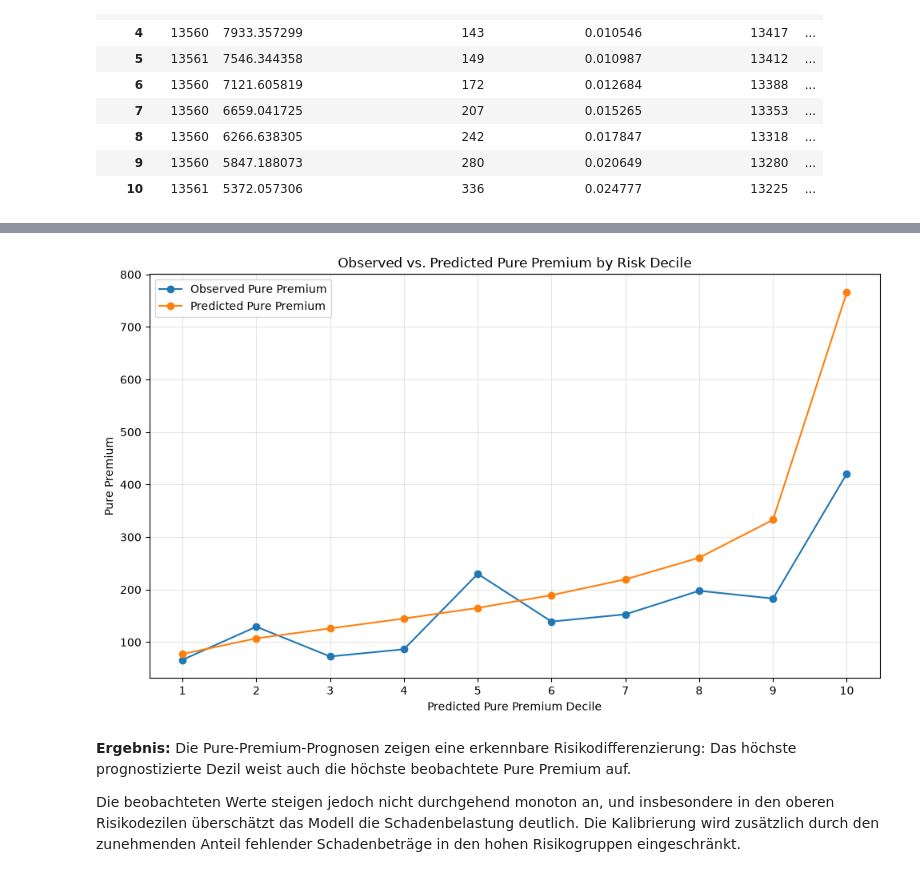
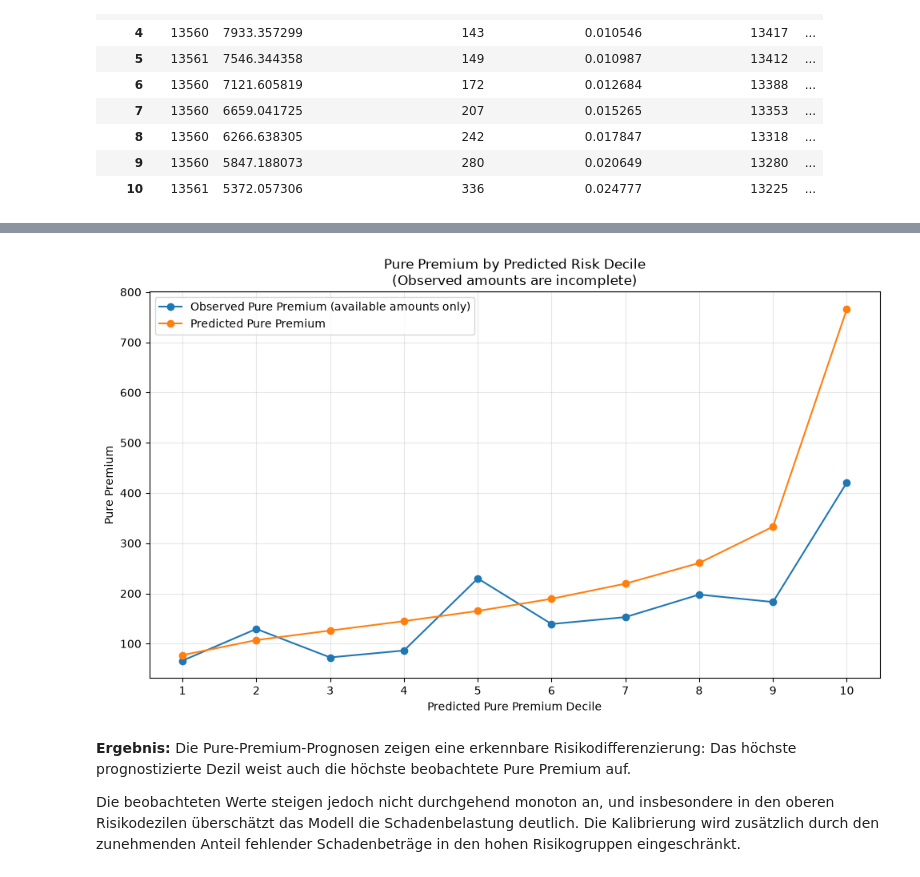
Before and after one commit to Mst-KrgZ/kfz-insurance-risk-platform, a Jupyter notebook: notebooks/06_model_comparison.ipynb, the cells around one changed output, grey strips where cells are left out. Drawn from its saved outputs; the diff is of its cells as text; code cells hidden in the pictures.

Commit message:
Clarify pure premium calibration reporting

```diff
--- a/notebooks/06_model_comparison.ipynb
+++ b/notebooks/06_model_comparison.ipynb
@@ -591,37 +787,40 @@ display(pure_premium_calibration)
 import matplotlib.pyplot as plt
 
 pure_premium_calibration_plot = (
     pure_premium_calibration
     .reset_index()
 )
 
 plt.figure(figsize=(10, 6))
 
 plt.plot(
     pure_premium_calibration_plot["decile"],
     pure_premium_calibration_plot["observed_pure_premium"],
     marker="o",
-    label="Observed Pure Premium",
+    label="Observed Pure Premium (available amounts only)",
 )
 
 plt.plot(
     pure_premium_calibration_plot["decile"],
     pure_premium_calibration_plot["predicted_pure_premium"],
     marker="o",
     label="Predicted Pure Premium",
 )
 
 plt.xlabel("Predicted Pure Premium Decile")
 plt.ylabel("Pure Premium")
-plt.title("Observed vs. Predicted Pure Premium by Risk Decile")
+plt.title(
+    "Pure Premium by Predicted Risk Decile\n"
+    "(Observed amounts are incomplete)"
+)
+
 plt.xticks(range(1, 11))
 plt.legend()
 plt.grid(alpha=0.3)
-
 plt.tight_layout()
 plt.show()
 # %% [output]
-[figure, old version]
+[figure, new version]
 # %% [markdown]
 **Ergebnis:** Die Pure-Premium-Prognosen zeigen eine erkennbare
 Risikodifferenzierung: Das höchste prognostizierte Dezil weist auch die
```
Also changed, not shown: parts of 7 cells of this notebook.
